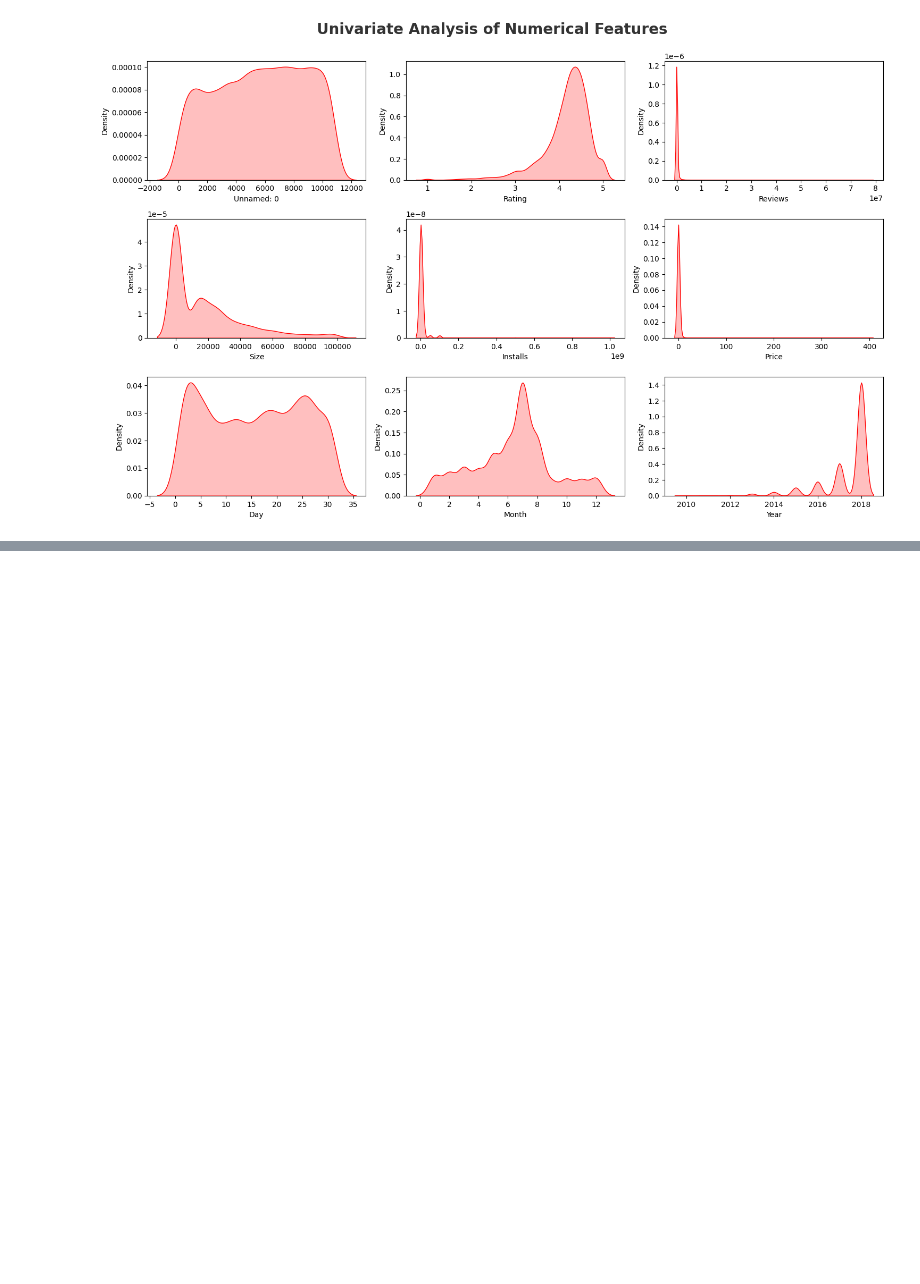
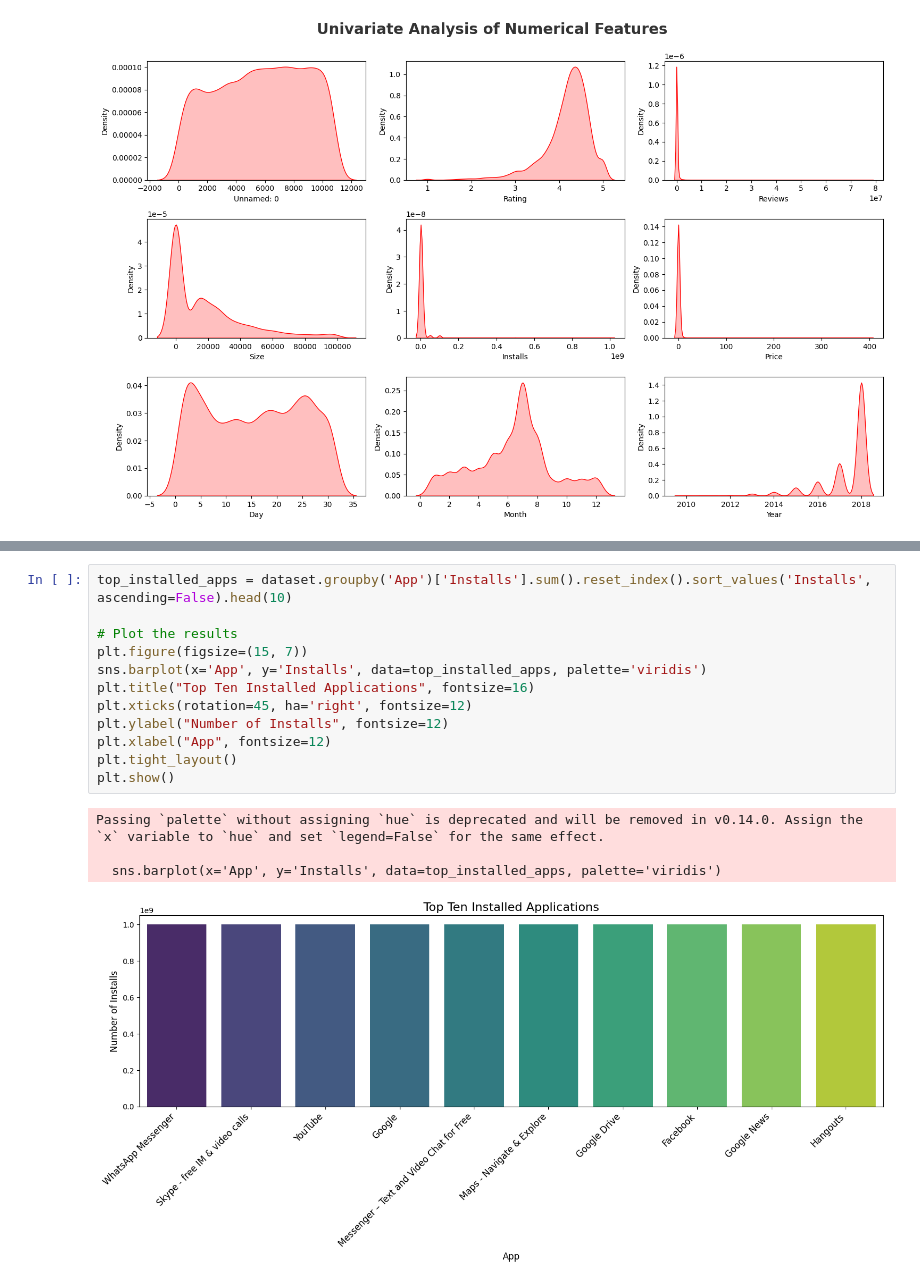
Before and after one commit to Shimul-Zahan/ML-Bootcamp, a Jupyter notebook: EDA/goole_playstore_data_with_eda.ipynb, the cells around one changed output, grey strips where cells are left out. Saved outputs shown, nothing was run; the diff lists cells and outputs as text; blank space fills up the shorter version.

```diff
--- a/EDA/goole_playstore_data_with_eda.ipynb
+++ b/EDA/goole_playstore_data_with_eda.ipynb
@@ -433,0 +529,17 @@ This will become an error in seaborn v0.14.0; please update your code.
+# %%
+top_installed_apps = dataset.groupby('App')['Installs'].sum().reset_index().sort_values('Installs', ascending=False).head(10)
+
+# Plot the results
+plt.figure(figsize=(15, 7))
+sns.barplot(x='App', y='Installs', data=top_installed_apps, palette='viridis')
+plt.title("Top Ten Installed Applications", fontsize=16)
+plt.xticks(rotation=45, ha='right', fontsize=12)
+plt.ylabel("Number of Installs", fontsize=12)
+plt.xlabel("App", fontsize=12)
+plt.tight_layout()
+plt.show()
+# %% [output]
+Passing `palette` without assigning `hue` is deprecated and will be removed in v0.14.0. Assign the `x` variable to `hue` and set `legend=False` for the same effect.
+
+  sns.barplot(x='App', y='Installs', data=top_installed_apps, palette='viridis')
+[figure, added]
```
Also changed, not shown: parts of 7 cells of this notebook.
